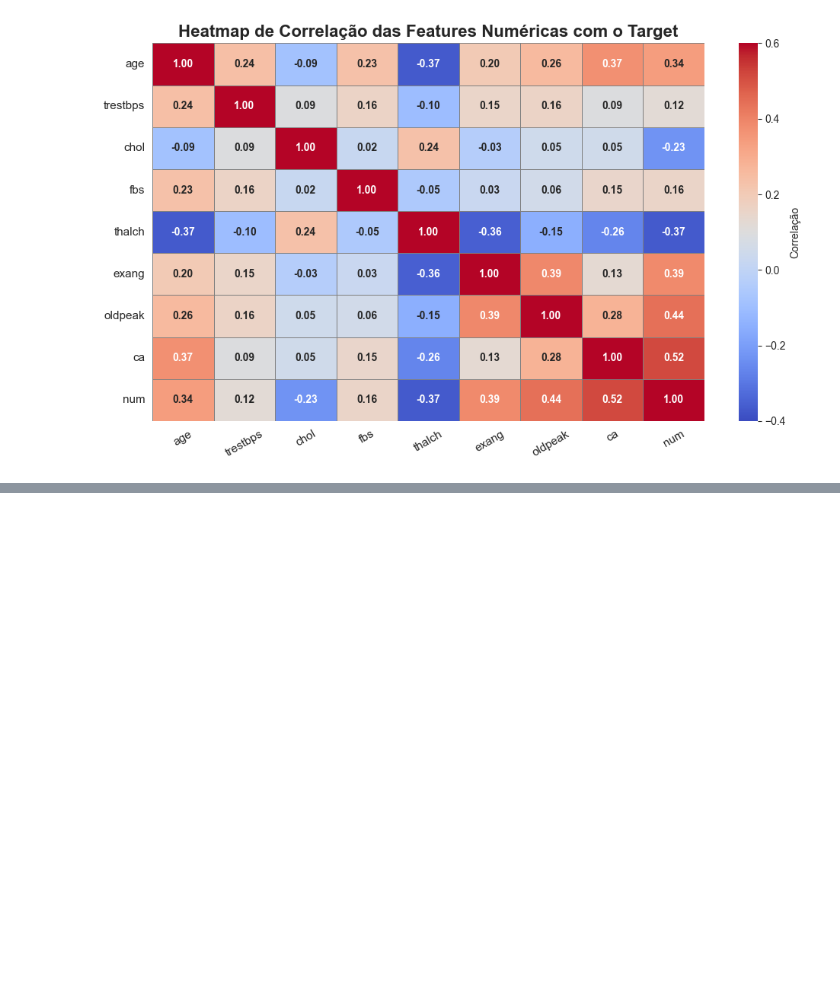
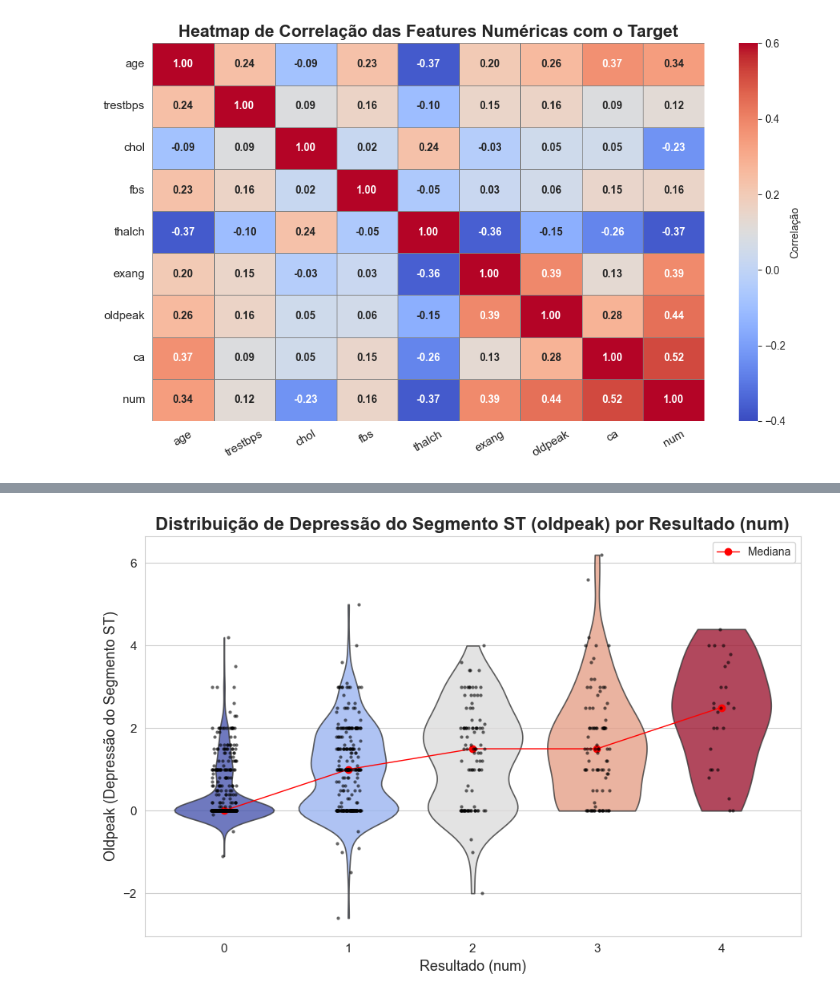
Before and after one commit to caiovilquer/projeto_TA, a Jupyter notebook: analise_doecas_cardiacas.ipynb, the cells around one changed output, grey strips where cells are left out. Saved outputs shown, nothing was run; the diff lists cells and outputs as text; code cells hidden in the pictures; blank space fills up the shorter version.

```diff
--- a/analise_doecas_cardiacas.ipynb
+++ b/analise_doecas_cardiacas.ipynb
@@ -386,0 +427,28 @@ Os fatores mais impactantes para o desfecho são, portanto, o número de vasos c
+# %%
+plt.figure(figsize=(9, 6))
+sns.set_style('whitegrid')
+
+sns.violinplot(
+    data=df, x='num', y='oldpeak',
+    inner=None, palette='coolwarm', linewidth=1.2, cut=0, alpha=0.8,
+    hue='num', legend=False
+)
+
+sns.stripplot(
+    data=df, x='num', y='oldpeak',
+    color='k', size=3, alpha=0.6, jitter=True
+)
+
+medianas = df.groupby('num')['oldpeak'].median()
+plt.plot(medianas.index, medianas.values, color='red', marker='o', linestyle='-', linewidth=1, label='Mediana')
+
+plt.title('Distribuição de Depressão do Segmento ST (oldpeak) por Resultado (num)', fontsize=16, fontweight='bold')
+plt.xlabel('Resultado (num)', fontsize=13)
+plt.ylabel('Oldpeak (Depressão do Segmento ST)', fontsize=13)
+plt.xticks(fontsize=11)
+plt.yticks(fontsize=11)
+plt.legend()
+plt.tight_layout()
+plt.show()
+# %% [output]
+[figure, added]
```
Also changed, not shown: parts of 14 cells of this notebook.
